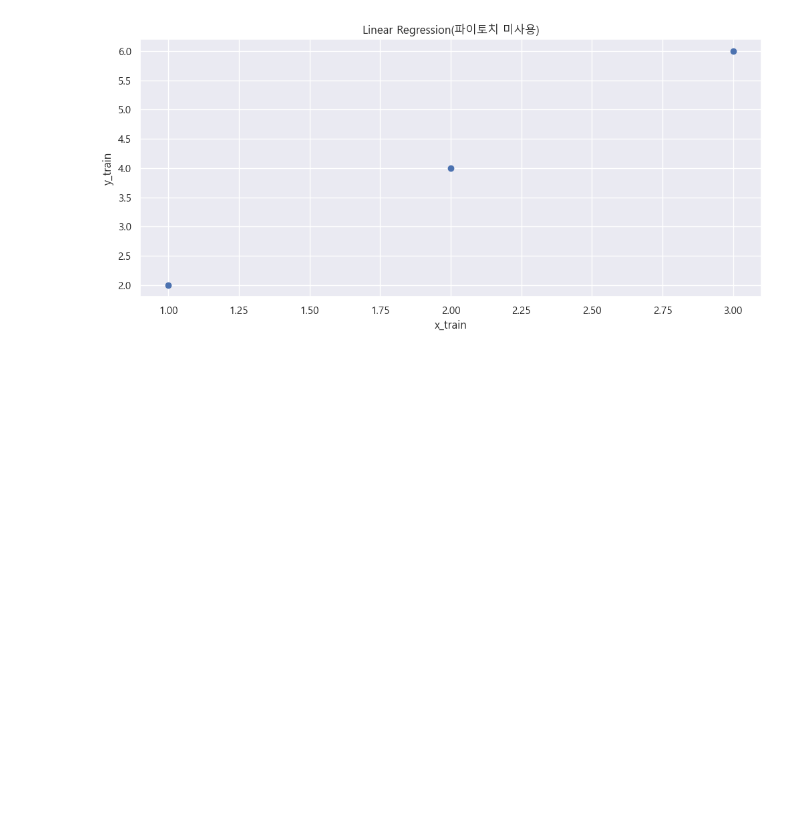
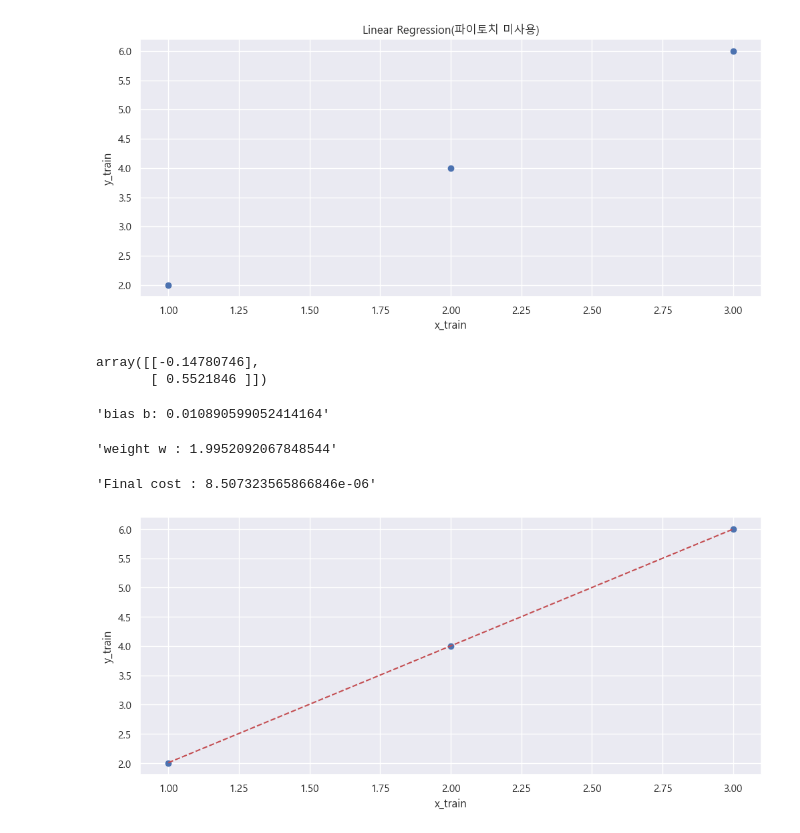
Before and after one commit to hugoMGSung/study-pytorch, a Jupyter notebook: hansung_pytorch/hs001_pytorch.ipynb, the cells around one changed output. Drawn from its saved outputs; the diff is of its cells as text; code cells hidden in the pictures; blank space fills up the shorter version.

```diff
--- a/hansung_pytorch/hs001_pytorch.ipynb
+++ b/hansung_pytorch/hs001_pytorch.ipynb
@@ -280,3 +272,54 @@ plt.title('Linear Regression(파이토치 미사용)')
 plt.show()
 # %% [output]
 [figure]
+# %%
+## 목적함수
+def cal_cost(theta, x, y):
+    m = len(y)
+    pred = x.dot(theta)
+    cost = 1/(2*m)* np.sum(np.square(pred - y))
+    return cost
+# %%
+## 경사하강
+def gradient_descent(x, y, theta, lr=0.01, n_iter=100):
+    m = len(y)
+    cost_history = np.zeros(n_iter)
+    theta_history = np.zeros((n_iter, 2))
+
+    for iter in range(n_iter):
+        pred = np.dot(x, theta)
+        theta = theta - (1/m)*lr*(x.T.dot(pred - y))
+        cost_history[iter] = cal_cost(theta, x, y)
+        theta_history[iter, :] = theta.T
+
+    return theta, cost_history, theta_history
+# %%
+theta
+# %% [output]
+array([[-0.14780746],
+       [ 0.5521846 ]])
+# %%
+## 값 구하기
+theta, cost_history, theta_history = gradient_descent(x_train_b, y_train, theta, lr, n_iter)
+# %%
+f'bias b: {theta[0,0]}'
+# %% [output]
+'bias b: 0.010890599052414164'
+# %%
+f'weight w : {theta[1, 0]}'
+# %% [output]
+'weight w : 1.9952092067848544'
+# %%
+f'Final cost : {cost_history[-1]}'
+# %% [output]
+'Final cost : 8.507323565866846e-06'
+# %%
+## 차트그리기
+plt.scatter(x_train, y_train)
+plt.plot(x_train, theta[1, 0]* x_train + theta[0,0], 'r--')
+plt.xlabel('x_train')
+plt.ylabel('y_train')
+plt.grid(True)
+plt.show()
+# %% [output]
+[figure, added]
```
Also changed, not shown: parts of 4 cells of this notebook.
